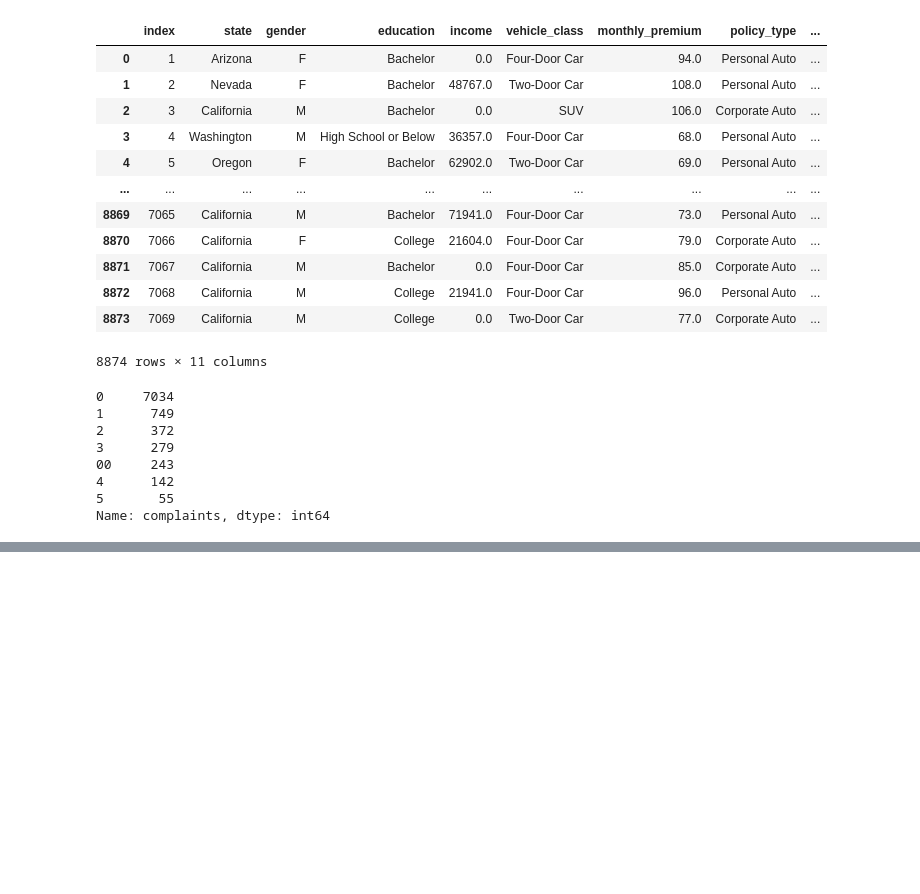
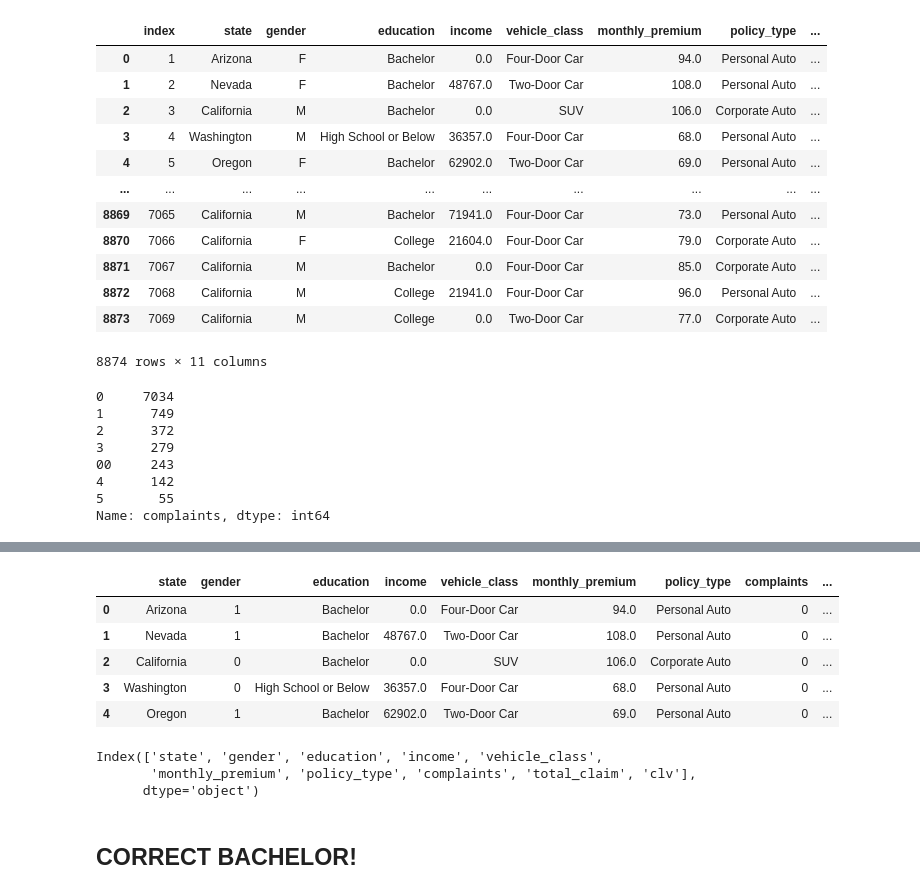
Before and after one commit to dmitri3748/dmitri_ironhack_labs, a Jupyter notebook: week2/case_study/monday.ipynb, the cells around one changed output, grey strips where cells are left out. Cells and saved outputs as stored; diff of their text form; code cells hidden in the pictures; blank space fills up the shorter version.

```diff
--- a/week2/case_study/monday.ipynb
+++ b/week2/case_study/monday.ipynb
@@ -351,0 +393,17 @@ Name: complaints, dtype: int64
+# %%
+df.head()
+# %% [output]
+|  | state | gender | education | income | vehicle_class | monthly_premium | policy_type | complaints | ... |
+| 0 | Arizona | 1 | Bachelor | 0.0 | Four-Door Car | 94.0 | Personal Auto | 0 | ... |
+| 1 | Nevada | 1 | Bachelor | 48767.0 | Two-Door Car | 108.0 | Personal Auto | 0 | ... |
+| 2 | California | 0 | Bachelor | 0.0 | SUV | 106.0 | Corporate Auto | 0 | ... |
+| 3 | Washington | 0 | High School or Below | 36357.0 | Four-Door Car | 68.0 | Personal Auto | 0 | ... |
+| 4 | Oregon | 1 | Bachelor | 62902.0 | Two-Door Car | 69.0 | Personal Auto | 0 | ... |
+# %%
+df.columns
+# %% [output]
+Index(['state', 'gender', 'education', 'income', 'vehicle_class',
+       'monthly_premium', 'policy_type', 'complaints', 'total_claim', 'clv'],
+      dtype='object')
+# %% [markdown]
+## CORRECT BACHELOR!
```
Also changed, not shown: parts of 21 cells of this notebook.
